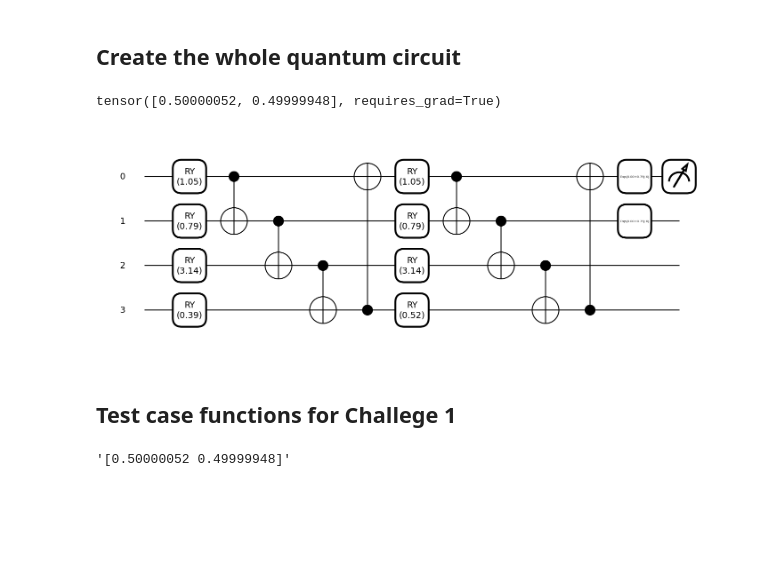
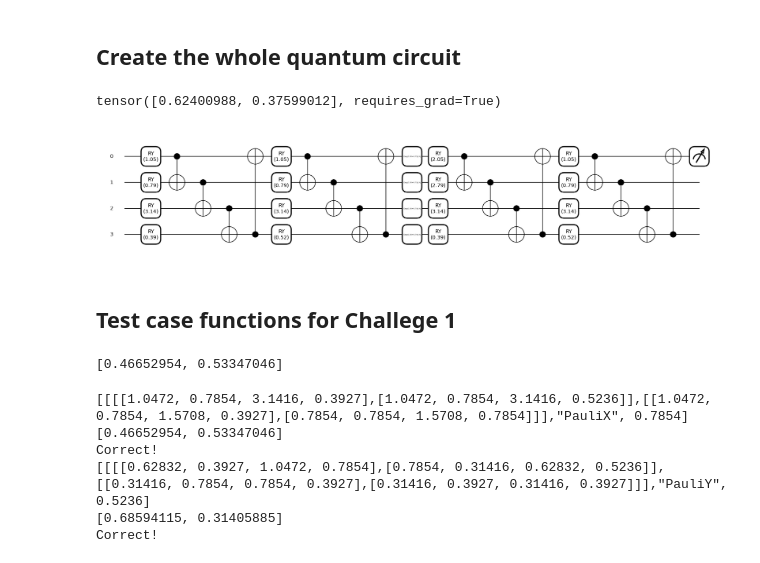
Before and after one commit to OlegUdalov/QC-qiskit-codes, a Jupyter notebook: PennyLane/challenge_1.ipynb, the cells around one changed output. Saved outputs shown, nothing was run; the diff lists cells and outputs as text; code cells hidden in the pictures; blank space fills up the shorter version.

```diff
--- a/PennyLane/challenge_1.ipynb
+++ b/PennyLane/challenge_1.ipynb
@@ -48,2 +46,3 @@ def W(params):
 # %%
-params = np.array([[[0.5,2,2],[1,2,2]]])
+params=np.array([[[0.5,2,2],[1,2,2]],[[0.5,2,2],[1,2,2]]])
+params[0][0][0]
@@ -56,7 +57,7 @@ fig.show()
 # %% [markdown]
 ## Create a function making an encoding block
 # %%
-def en_block(g, x, bit_size):
+def S(g, x, bit_size):
     qml.registers({"q_reg": bit_size})
     for i in range(bit_size):
         qq = g(i) #a = 1#
@@ -87,34 +88,31 @@ def quantum_model(param_set, g, x):
         (np.tensor(float)): A tensor of dimensions (2,) representing the measurement probabilities in the computational
         basis on the first wire.
     """
-    if len(param_set.shape) == 1:
-        depth = 1
-        bit_size = param_set.shape[0]
-    else:
-        depth = param_set.shape[0]
-        bit_size = param_set.shape[1]
-
-    W(param_set)
-    en_block(g, x, bit_size)
-    return qml.probs(wires = 0)
+    n_blocks = param_set.shape[0]
+    n_qubits = param_set.shape[2]
+    for i_block in range(n_blocks-1):
+        params = param_set[i_block]
+        W(params)
+        S(g, x, n_qubits)
+    params = param_set[n_blocks-1]
+    W(params)
+    return qml.probs(wires = [0])
 # %%
 dev = qml.device("default.qubit", wires = 4)
-params = np.array([[[1.0472, 0.7854, 3.1416, 0.3927], [1.0472, 0.7854, 3.1416, 0.5236]], [[1.0472, 0.7854, 1.5708, 0.3927], [0.7854, 0.7854, 1.5708, 0.7854]]])
+params = np.array([[[1.0472, 0.7854, 3.1416, 0.3927], [1.0472, 0.7854, 3.1416, 0.5236]], [[2.0472, 2.7854, 3.1416, 0.3927], [1.0472, 0.7854, 3.1416, 0.5236]]])
 g = getattr(qml, 'PauliX')
 x = 0.7854
 rr = quantum_model(params, g, x)
 rr
 # %% [output]
-tensor([0.50000052, 0.49999948], requires_grad=True)
+tensor([0.62400988, 0.37599012], requires_grad=True)
 # %%
 g = getattr(qml, 'PauliX')
-params = np.array([[[1.0472, 0.7854, 3.1416, 0.3927], [1.0472, 0.7854, 3.1416, 0.5236]], [[1.0472, 0.7854, 1.5708, 0.3927], [0.7854, 0.7854, 1.5708, 0.7854]]])
-#params[0].shape
-len(params[0])
+params = np.array([[[1.0472, 0.7854, 3.1416, 0.3927], [1.0472, 0.7854, 3.1416, 0.5236]], [[2.0472, 2.7854, 3.1416, 0.3927], [1.0472, 0.7854, 3.1416, 0.5236]]])
 fig, ax = qml.draw_mpl(quantum_model, decimals=2)(params, g, x)
 fig.show()
 # %% [output]
-[figure, old version]
+[figure, new version]
 # %% [markdown]
 ## Test case functions for Challege 1
 # %%
@@ -157,8 +157,12 @@ def check(solution_output: str, expected_output: str) -> None:
 
     assert np.allclose(solution_output,expected_output, atol = 1e-3), "Not the correct probabilities for the quantum model."
 # %%
-test_input = '[[[[1.0472, 0.7854, 3.1416, 0.3927], [1.0472, 0.7854, 3.1416, 0.5236]], [[1.0472, 0.7854, 1.5708, 0.3927], [0.7854, 0.7854, 1.5708, 0.7854]]], "PauliX", 0.7854]'
+test_input = '[[[[1.0472, 0.7854, 3.1416, 0.3927],[1.0472, 0.7854, 3.1416, 0.5236]],[[1.0472, 0.7854, 1.5708, 0.3927],[0.7854, 0.7854, 1.5708, 0.7854]]],"PauliX", 0.7854]'
 
-run(test_input)
+solution_output = run(test_input)
+print(solution_output)
+
+#solution_output = json.loads(solution_output)
+#print(test_input)
 # %% [output]
-'[0.50000052 0.49999948]'
+[0.46652954, 0.53347046]
@@ -164,0 +174,24 @@ run(test_input)
+# %%
+for i, (input_, expected_output) in enumerate(test_cases):
+    print(input_)
+
+    try:
+        output = run(input_)
+        print(output)
+
+    except Exception as exc:
+        print(f"Runtime Error. {exc}")
+
+    else:
+        if message := check(output, expected_output):
+            print(f"Wrong Answer. Have: '{output}'. Want: '{expected_output}'.")
+
+        else:
+            print("Correct!")
+# %% [output]
+[[[[1.0472, 0.7854, 3.1416, 0.3927],[1.0472, 0.7854, 3.1416, 0.5236]],[[1.0472, 0.7854, 1.5708, 0.3927],[0.7854, 0.7854, 1.5708, 0.7854]]],"PauliX", 0.7854]
+[0.46652954, 0.53347046]
+Correct!
+[[[[0.62832, 0.3927, 1.0472, 0.7854],[0.7854, 0.31416, 0.62832, 0.5236]],[[0.31416, 0.7854, 0.7854, 0.3927],[0.31416, 0.3927, 0.31416, 0.3927]]],"PauliY", 0.5236]
+[0.68594115, 0.31405885]
+Correct!
```
Also changed, not shown: parts of 6 cells of this notebook, 8 other files.
